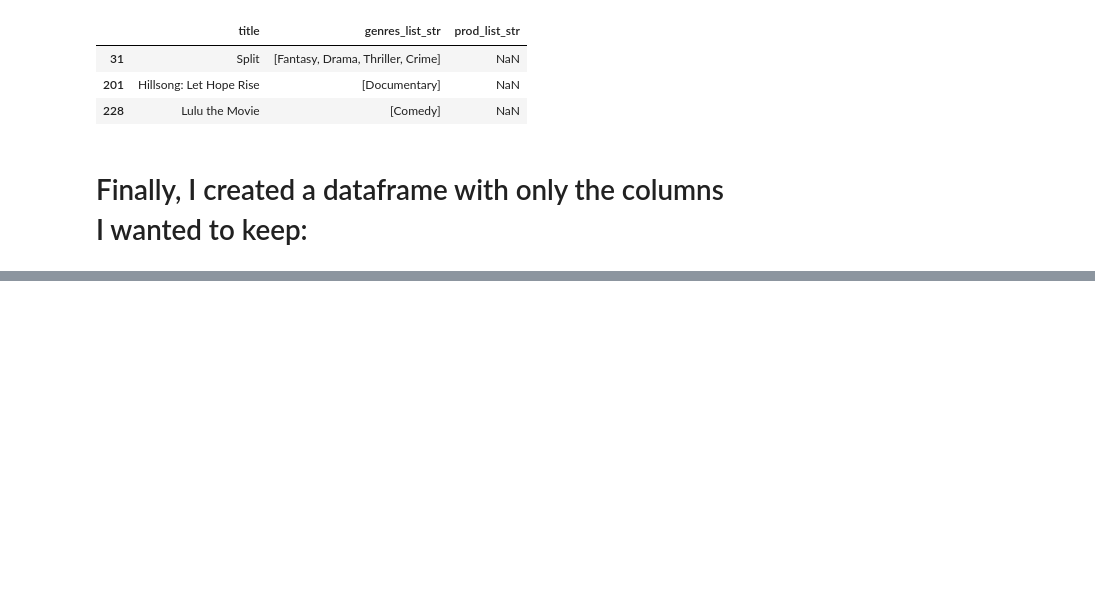
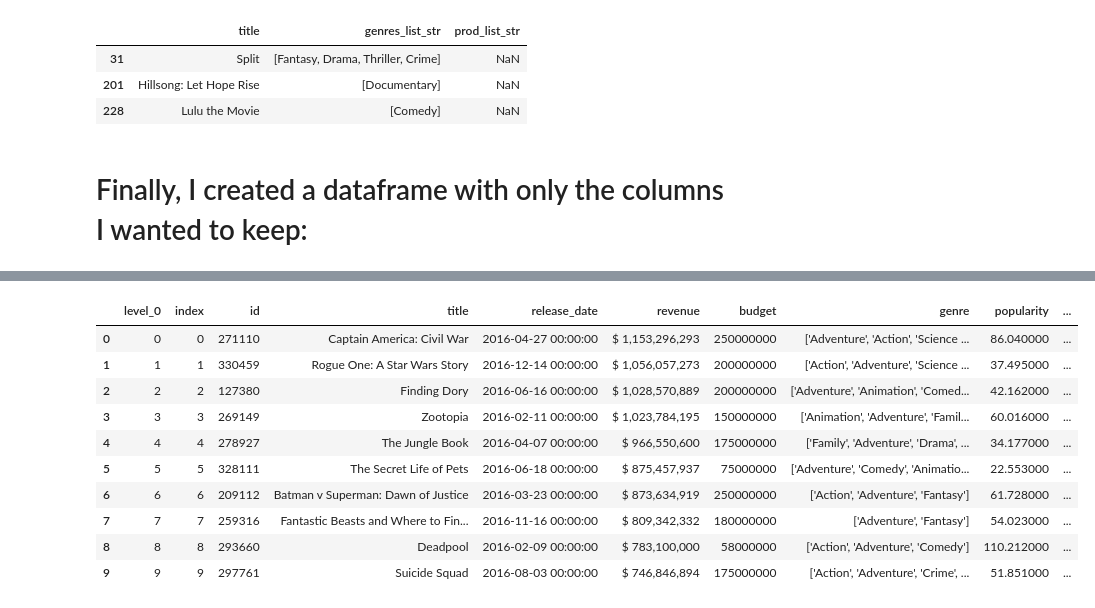
Before and after one commit to clairesarraille/tmdb, a Jupyter notebook: dsc-mod-1-project-v2-1-online-ds-sp-000-master/student.ipynb, the cells around one changed output, grey strips where cells are left out. Drawn from its saved outputs; the diff is of its cells as text; code cells hidden in the pictures; blank space fills up the shorter version.

```diff
--- a/dsc-mod-1-project-v2-1-online-ds-sp-000-master/student.ipynb
+++ b/dsc-mod-1-project-v2-1-online-ds-sp-000-master/student.ipynb
@@ -729,0 +814,14 @@ df.
+# %%
+df_q3.head(10).style.format({"revenue": "${:20,.0f}"})
+# %% [output]
+|  | level_0 | index | id | title | release_date | revenue | budget | genre | popularity | ... |
+| 0 | 0 | 0 | 271110 | Captain America: Civil War | 2016-04-27 00:00:00 | $ 1,153,296,293 | 250000000 | ['Adventure', 'Action', 'Science ... | 86.040000 | ... |
+| 1 | 1 | 1 | 330459 | Rogue One: A Star Wars Story | 2016-12-14 00:00:00 | $ 1,056,057,273 | 200000000 | ['Action', 'Adventure', 'Science ... | 37.495000 | ... |
+| 2 | 2 | 2 | 127380 | Finding Dory | 2016-06-16 00:00:00 | $ 1,028,570,889 | 200000000 | ['Adventure', 'Animation', 'Comed... | 42.162000 | ... |
+| 3 | 3 | 3 | 269149 | Zootopia | 2016-02-11 00:00:00 | $ 1,023,784,195 | 150000000 | ['Animation', 'Adventure', 'Famil... | 60.016000 | ... |
+| 4 | 4 | 4 | 278927 | The Jungle Book | 2016-04-07 00:00:00 | $ 966,550,600 | 175000000 | ['Family', 'Adventure', 'Drama', ... | 34.177000 | ... |
+| 5 | 5 | 5 | 328111 | The Secret Life of Pets | 2016-06-18 00:00:00 | $ 875,457,937 | 75000000 | ['Adventure', 'Comedy', 'Animatio... | 22.553000 | ... |
+| 6 | 6 | 6 | 209112 | Batman v Superman: Dawn of Justice | 2016-03-23 00:00:00 | $ 873,634,919 | 250000000 | ['Action', 'Adventure', 'Fantasy'] | 61.728000 | ... |
+| 7 | 7 | 7 | 259316 | Fantastic Beasts and Where to Fin... | 2016-11-16 00:00:00 | $ 809,342,332 | 180000000 | ['Adventure', 'Fantasy'] | 54.023000 | ... |
+| 8 | 8 | 8 | 293660 | Deadpool | 2016-02-09 00:00:00 | $ 783,100,000 | 58000000 | ['Action', 'Adventure', 'Comedy'] | 110.212000 | ... |
+| 9 | 9 | 9 | 297761 | Suicide Squad | 2016-08-03 00:00:00 | $ 746,846,894 | 175000000 | ['Action', 'Adventure', 'Crime', ... | 51.851000 | ... |
```
Also changed, not shown: parts of 11 cells of this notebook, 1 other file.
